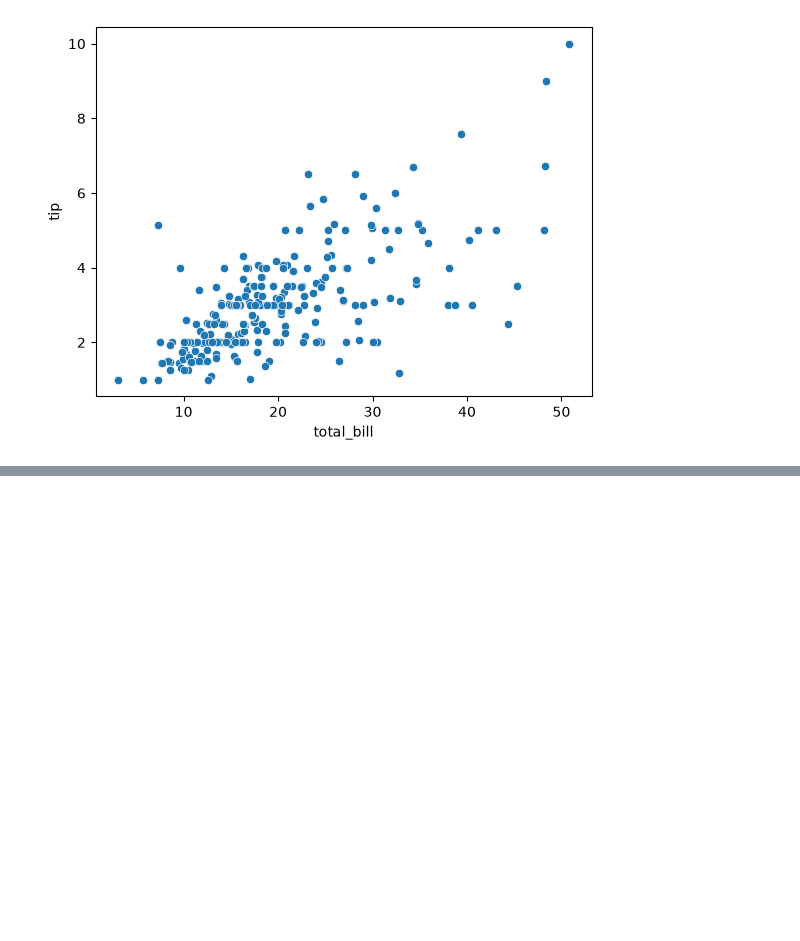
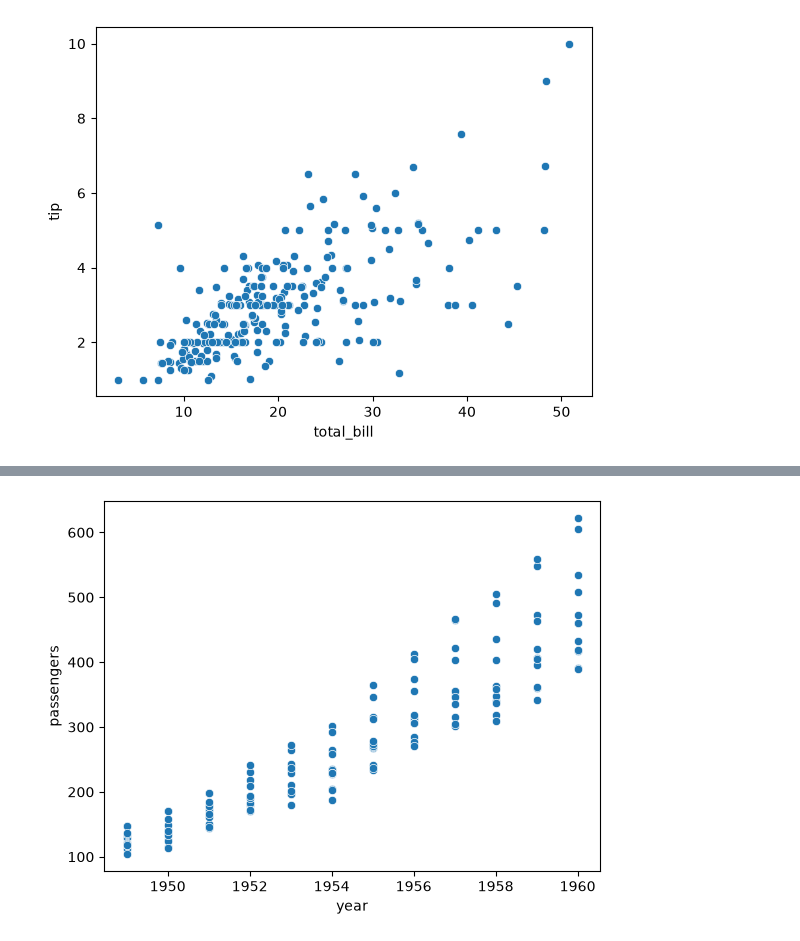
Before and after one commit to Harshit83183/Pythonn, a Jupyter notebook: Seaborn/seaborn.ipynb, the cells around one changed output, grey strips where cells are left out. Cells and saved outputs as stored; diff of their text form; code cells hidden in the pictures; blank space fills up the shorter version.

```diff
--- a/Seaborn/seaborn.ipynb
+++ b/Seaborn/seaborn.ipynb
@@ -89,0 +115,10 @@ plt.show()
+# %%
+sns.scatterplot(
+    data=flights,
+    x="year",
+    y="passengers"
+)
+
+plt.show()
+# %% [output]
+[figure, added]
```
Also changed, not shown: parts of 8 cells of this notebook.
